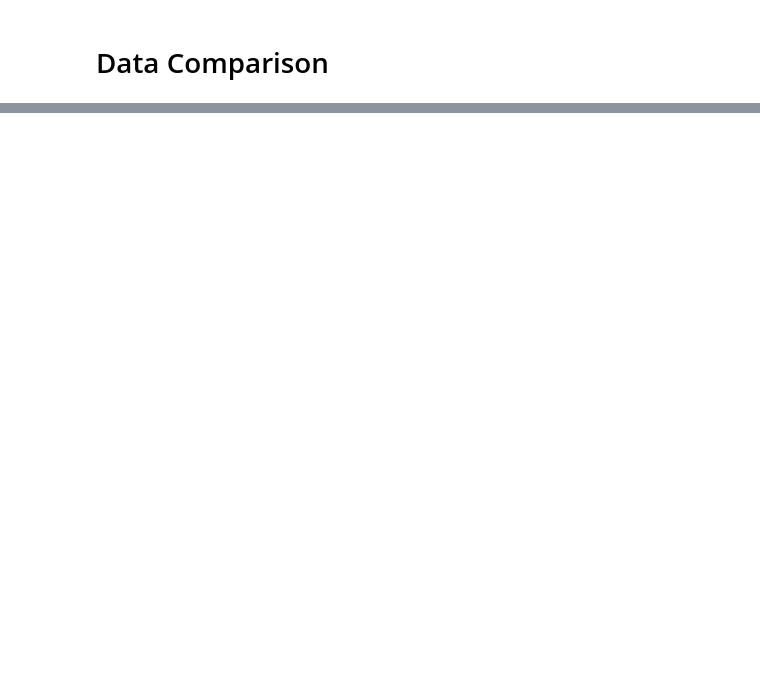
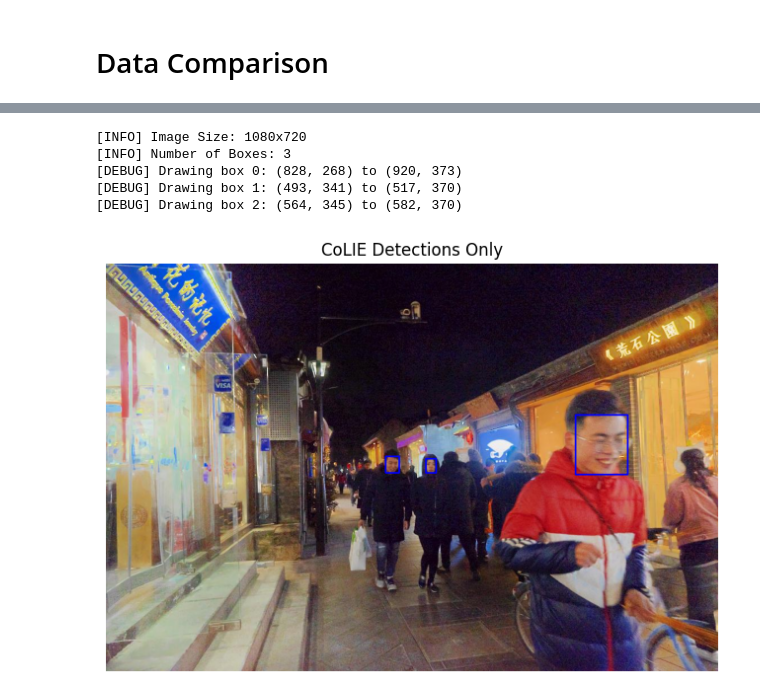
Before and after one commit to DeanP-R/modern-llie-methods, a Jupyter notebook: llie_comparison.ipynb, the cells around one changed output, grey strips where cells are left out. Drawn from its saved outputs; the diff is of its cells as text; code cells hidden in the pictures; blank space fills up the shorter version.

```diff
--- a/llie_comparison.ipynb
+++ b/llie_comparison.ipynb
@@ -643,0 +968,59 @@ show_prediction_vs_gt(img_path_collie, pred_boxes.get("CoLIE", {}).get(image_fil
+# %%
+import os
+import cv2
+import json
+import numpy as np
+import matplotlib.pyplot as plt
+
+def draw_detections_only_debug(image_path, pred_boxes, title="Detected Faces (Blue Only)"):
+    if not os.path.exists(image_path):
+        print(f"[ERROR] Image not found: {image_path}")
+        return
+
+    img = cv2.imread(image_path)
+    if img is None:
+        print(f"[ERROR] Could not load image: {image_path}")
+        return
+
+    img = cv2.cvtColor(img, cv2.COLOR_BGR2RGB)
+    h, w = img.shape[:2]
+
+    print(f"[INFO] Image Size: {w}x{h}")
+    print(f"[INFO] Number of Boxes: {len(pred_boxes)}")
+
+    for i, box in enumerate(pred_boxes):
+        if len(box) != 4:
+            print(f"[WARNING] Skipping invalid box: {box}")
+            continue
+        x1, y1, x2, y2 = [int(np.clip(coord, 0, w if idx % 2 == 0 else h)) for idx, coord in enumerate(box)]
+        if x2 > x1 and y2 > y1:
+            print(f"[DEBUG] Drawing box {i}: ({x1}, {y1}) to ({x2}, {y2})")
+            cv2.rectangle(img, (x1, y1), (x2, y2), (0, 0, 255), 2)  # Blue
+
+    plt.figure(figsize=(8, 8))
+    plt.imshow(img)
+    plt.title(title)
+    plt.axis('off')
+    plt.show()
+
+# --------------------------
+# Load Predicted Boxes
+# --------------------------
+with open("results/CoLIE.json") as f:
+    pred_boxes = {"CoLIE": json.load(f)}
+
+# --------------------------
+# Display Detections
+# --------------------------
+image_file = "1.jpg"
+img_path = os.path.join("output/enhanced_images/CoLIE", image_file)
+detected = pred_boxes.get("CoLIE", {}).get(image_file, [])
+
+draw_detections_only_debug(img_path, detected, title="CoLIE Detections Only")
+# %% [output]
+[INFO] Image Size: 1080x720
+[INFO] Number of Boxes: 3
+[DEBUG] Drawing box 0: (828, 268) to (920, 373)
+[DEBUG] Drawing box 1: (493, 341) to (517, 370)
+[DEBUG] Drawing box 2: (564, 345) to (582, 370)
+[figure, added]
```
Also changed, not shown: parts of 18 cells of this notebook, 4 other files.
